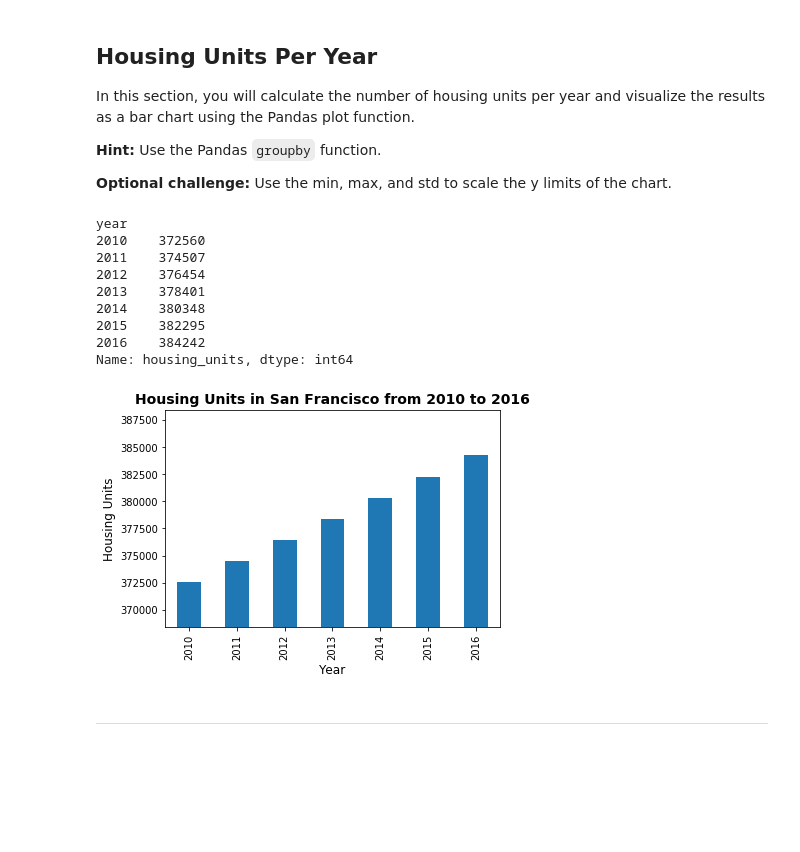
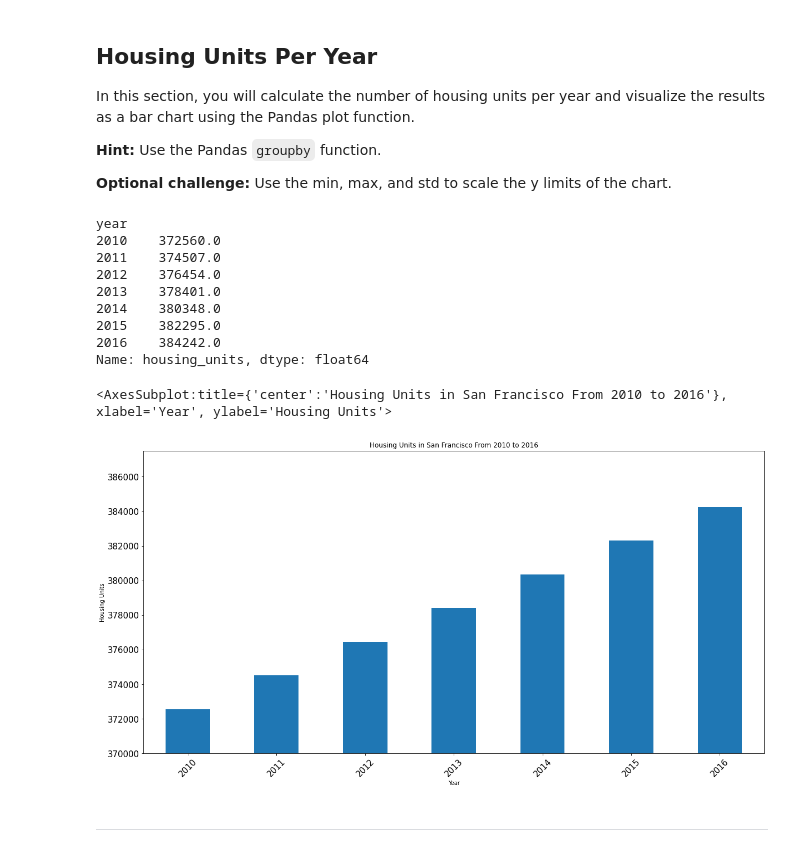
Before and after one commit to mmfsb/PyViz_Homework, a Jupyter notebook: Starter_Code/rental_analysis.ipynb, the cells around one changed output. Drawn from its saved outputs; the diff is of its cells as text; code cells hidden in the pictures; blank space fills up the shorter version.

Commit message:
plot the average housing units per year

```diff
--- a/Starter_Code/rental_analysis.ipynb
+++ b/Starter_Code/rental_analysis.ipynb
@@ -64,17 +66,17 @@ In this section, you will calculate the number of housing units per year and vis
 **Optional challenge:** Use the min, max, and std to scale the y limits of the chart.
 # %%
 # Calculate the mean number of housing units per year (hint: use groupby)
-mean_housing_units = sfo_data.groupby("year")["housing_units"].mean()
+mean_housing_units = sfo_data.groupby(["year"])["housing_units"].mean()
 mean_housing_units
 # %% [output]
 year
-2010    372560
-2011    374507
-2012    376454
-2013    378401
-2014    380348
-2015    382295
-2016    384242
-Name: housing_units, dtype: int64
+2010    372560.0
+2011    374507.0
+2012    376454.0
+2013    378401.0
+2014    380348.0
+2015    382295.0
+2016    384242.0
+Name: housing_units, dtype: float64
 # %%
 # Save the dataframe as a csv file
@@ -82,9 +84,8 @@ Name: housing_units, dtype: int64
 # %%
 # Use the Pandas plot function to plot the average housing units per year.
 # Note: You will need to manually adjust the y limit of the chart using the min and max values from above.
-# YOUR CODE HERE!
-
-# Optional Challenge: Use the min, max, and std to scale the y limits of the chart
-# YOUR CODE HERE!
+mean_housing_units_plot = mean_housing_units.plot.bar(ylim=(370000, 387500), figsize=(20,10), title="Housing Units in San Francisco From 2010 to 2016", rot=45, fontsize=15, xlabel="Year", ylabel="Housing Units")
+mean_housing_units_plot
 # %% [output]
+<AxesSubplot:title={'center':'Housing Units in San Francisco From 2010 to 2016'}, xlabel='Year', ylabel='Housing Units'>
-[figure, old version]
+[figure, new version]
```
Also changed, not shown: parts of 3 cells of this notebook, 1 other file.
